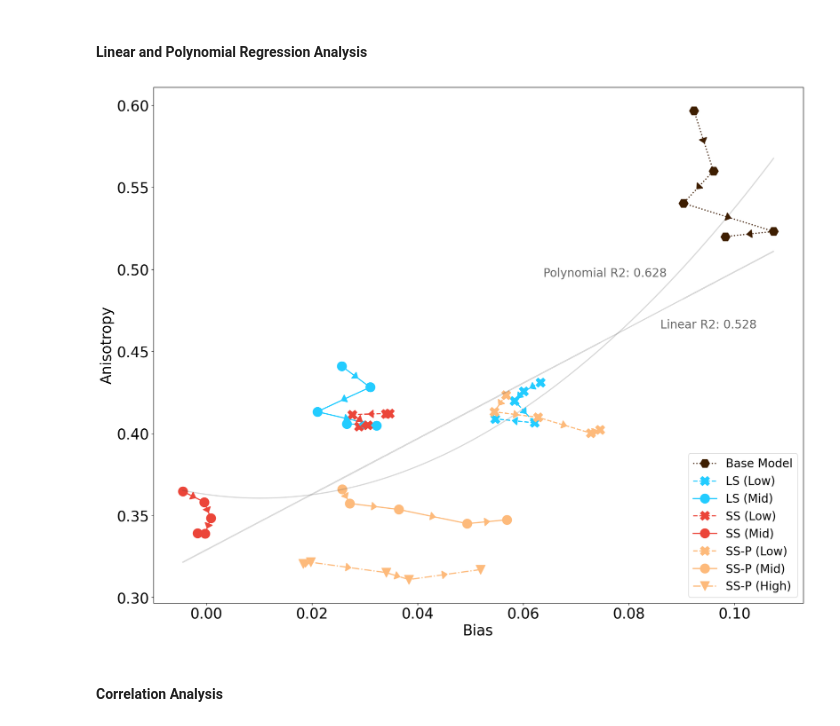
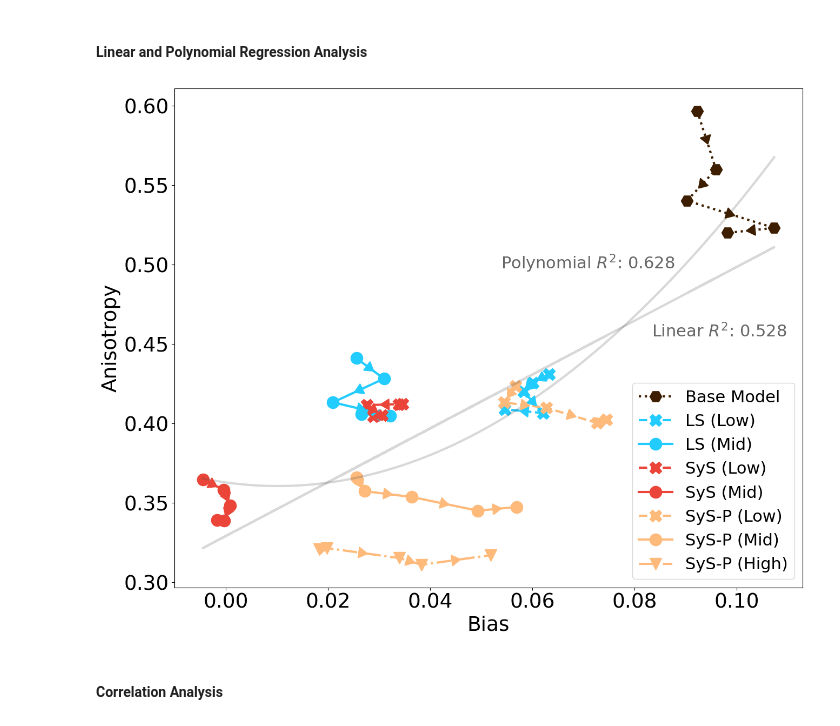
Before and after one commit to rdiehlmartinez/syntactic-smoothing, a Jupyter notebook: notebooks/analysis_anisotropy.ipynb, the cells around one changed output. Cells and saved outputs as stored; diff of their text form; code cells hidden in the pictures.

```diff
--- a/notebooks/analysis_anisotropy.ipynb
+++ b/notebooks/analysis_anisotropy.ipynb
@@ -442,9 +442,10 @@ import matplotlib.colors as mcolors
 import colorsys
 import numpy as np
 
-plt.rcParams.update({'font.size': 25})
-plt.rcParams.update({'legend.fontsize': 20})
-plt.rcParams['lines.linewidth'] = 2
+plt.rcParams.update({'font.size': 27})
+plt.rcParams.update({'legend.fontsize': 22})
+plt.rcParams['lines.linewidth'] = 3
+checkpoint_steps = [i*25_000 for i in range(9)]
 
 baseline_model = 'baseline_unclean'
 
@@ -486,11 +487,11 @@ model_name_conversion = {
     'baseline_unclean': 'Base Model',
     'tied_baseline_unclean_05_ls': 'LS (Mid)',
     'tied_baseline_unclean_08_ls': 'LS (Low)',
-    'tied_cosine_linear_02_10': 'SS-P (High)',
-    'tied_cosine_linear_05_10': 'SS-P (Mid)',
-    'tied_cosine_linear_08_10': 'SS-P (Low)',
-    'tied_cosine_linear_05_05': 'SS (Mid)',
-    'tied_cosine_linear_08_08': 'SS (Low)',
+    'tied_cosine_linear_02_10': 'SyS-P (High)',
+    'tied_cosine_linear_05_10': 'SyS-P (Mid)',
+    'tied_cosine_linear_08_10': 'SyS-P (Low)',
+    'tied_cosine_linear_05_05': 'SyS (Mid)',
+    'tied_cosine_linear_08_08': 'SyS (Low)',
 }
 
 def create_heatmap_from_one_color(color, amount):
@@ -515,7 +516,7 @@ compare_models = [
 
 # Loop over each specific model for individual plots
 for model_name in compare_models:
-    fig, ax = plt.subplots(figsize=(15, 10))
+    fig, ax = plt.subplots(figsize=(10, 7))
 
     # Plot baseline_unclean in each comparison
     if baseline_model in anisotropy_plotting:
@@ -659,7 +659,7 @@ model_biases['baseline_unclean'] = bias_results[f'tied_baseline_unclean - eval/b
 
 from matplotlib.patches import ArrowStyle
 
-plot, ax = plt.subplots(figsize=(20, 16))
+plot, ax = plt.subplots(figsize=(15, 12))
 
 X_biases =  []
 Y_anisotropy = []
@@ -690,7 +690,7 @@ for model_name in ordered_model_names:
         y = average_model_anisotropies[model_name][i:][j]
         dx = model_biases[model_name][i:][j+1] - x
         dy = average_model_anisotropies[model_name][i:][j+1] - y
-        distance = np.sqrt((3*dx)**2 + dy**2) * 500
+        distance = np.sqrt((3*dx)**2 + dy**2) * 300
         dx2 = dx / distance
         dy2 = dy / distance
         #plt.arrow(x, y, dx, dy, head_width=0.0028, head_length=0.003, fc=line_colors[model_name], ec=line_colors[model_name], alpha=1, length_includes_head=True, overhang=0.4, ls='', width=0)
@@ -719,38 +719,38 @@ plt.plot(X_biases, reg.predict(X_biases), color=c, alpha=0.2)
 # POLYNOMIAL Regression
 poly_model = make_pipeline(PolynomialFeatures(2), LinearRegression())
 poly_model.fit(X_biases, Y_anisotropy)
 poly_r2 = r2_score(Y_anisotropy, poly_model.predict(X_biases))
 
 X_grid = np.linspace(X_biases.min(), X_biases.max(), 500).reshape(-1, 1)
 Y_pred = poly_model.predict(X_grid)
 
 # Plot polynomial regression line
 ax.plot(X_grid, Y_pred, color=c, alpha=0.2)
 
 
-linear_r2_label = f"Linear R2: {linear_r2:.3f}"  # Replace `r2_score` with the actual R2 score value
-ax.text(0.78, 0.55, linear_r2_label, transform=plt.gca().transAxes, ha='left', va='top', color=c, fontsize=20, alpha=0.8)
-poly_r2_label = f"Polynomial R2: {poly_r2:.3f}"  # Replace `r2_score` with the actual R2 score value
-ax.text(0.60, 0.65, poly_r2_label, transform=plt.gca().transAxes, ha='left', va='top', color=c, fontsize=20, alpha=0.8)
+linear_r2_label = f"Linear $R^2$: {linear_r2:.3f}"  # Replace `r2_score` with the actual R2 score value
+ax.text(0.76, 0.53, linear_r2_label, transform=plt.gca().transAxes, ha='left', va='top', color=c, fontsize=22, alpha=0.8)
+poly_r2_label = f"Polynomial $R^2$: {poly_r2:.3f}"  # Replace `r2_score` with the actual R2 score value
+ax.text(0.52, 0.67, poly_r2_label, transform=plt.gca().transAxes, ha='left', va='top', color=c, fontsize=22, alpha=0.8)
 
 # plt.text(0.05, 0.88, poly_r2_label, transform=plt.gca().transAxes, ha='left', va='top', color='black',
 #          bbox=dict(facecolor='white', alpha=0.5, edgecolor='black', boxstyle='round,pad=0.5'), fontsize=10)
 # plt.text(0.05, 0.88, poly_r2_label, transform=plt.gca().transAxes, ha='left', va='top', color='black',
 #          bbox=dict(facecolor='white', alpha=0.5, edgecolor='black', boxstyle='round,pad=0.5'), fontsize=10)
 
 
 # Adding labels and title
 plt.xlabel('Bias')
 plt.ylabel('Anisotropy')
 # plt.title('Bias vs. Anisotropy')
 plt.legend(loc='lower right', bbox_to_anchor=(1, 0))
 
 # Swap x and y
 #plt.gca().invert_xaxis()
 
 plt.show()
 # %% [output]
-[figure, old version]
+[figure, new version]
 # %% [markdown]
 #### Correlation Analysis
 # %%
```
Also changed, not shown: parts of 6 cells of this notebook, 2 other files.
